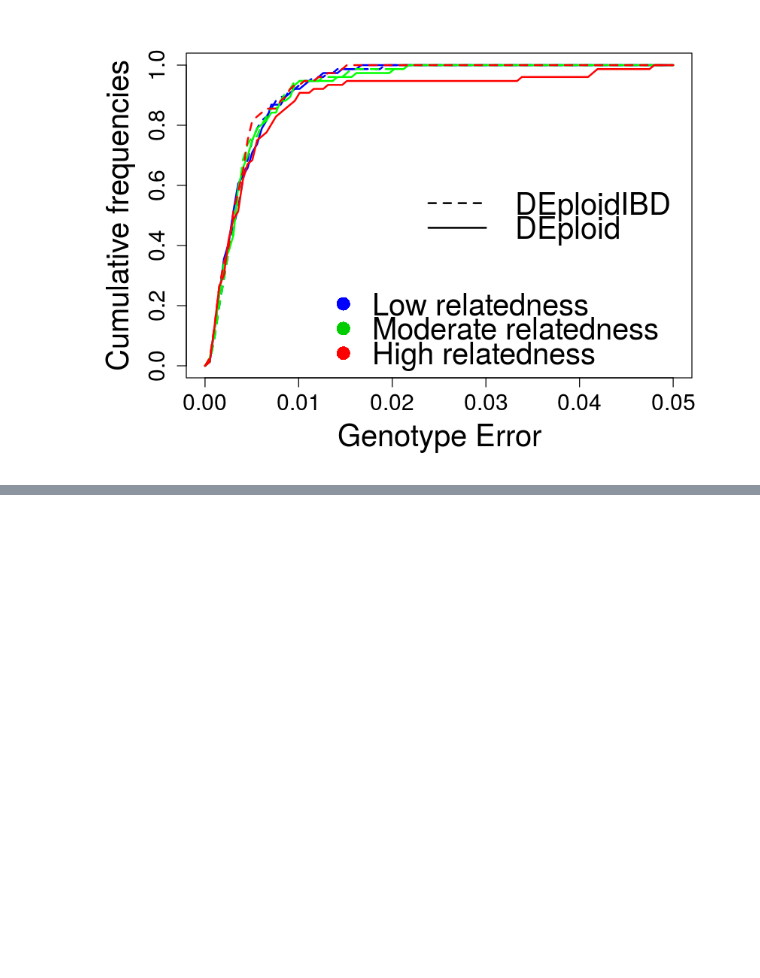
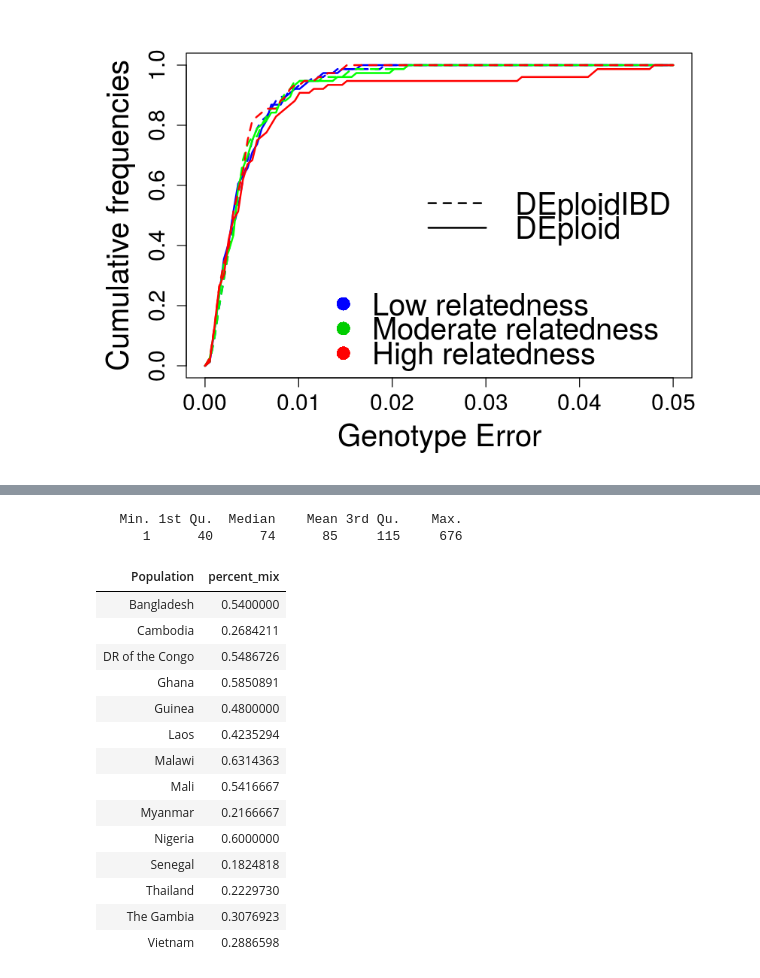
Before and after one commit to elifesciences-publications/mixedIBD-Supplement, a Jupyter notebook: supplement_how_things_were_done.ipynb, the cells around one changed output, grey strips where cells are left out. Saved outputs shown, nothing was run; the diff lists cells and outputs as text; code cells hidden in the pictures; blank space fills up the shorter version.

```diff
--- a/supplement_II.ipynb
+++ b/supplement_how_things_were_done.ipynb
@@ -205,0 +259,25 @@ plot_error_ecdf ()
+# %%
+summary(pf3k_mixedIBD_meta$Depth) %>% round
+# %% [output]
+   Min. 1st Qu.  Median    Mean 3rd Qu.    Max.
+      1      40      74      85     115     676
+# %%
+country_mixPercent = summarise(groupByCountry, percent_mix = sum(Est_K>1) /
+                               length(Est_K))
+country_mixPercent
+# %% [output]
+| Population | percent_mix |
+| Bangladesh | 0.5400000 |
+| Cambodia | 0.2684211 |
+| DR of the Congo | 0.5486726 |
+| Ghana | 0.5850891 |
+| Guinea | 0.4800000 |
+| Laos | 0.4235294 |
+| Malawi | 0.6314363 |
+| Mali | 0.5416667 |
+| Myanmar | 0.2166667 |
+| Nigeria | 0.6000000 |
+| Senegal | 0.1824818 |
+| Thailand | 0.2229730 |
+| The Gambia | 0.3076923 |
+| Vietnam | 0.2886598 |
```
Also changed, not shown: parts of 40 cells of this notebook, 2 other files.
